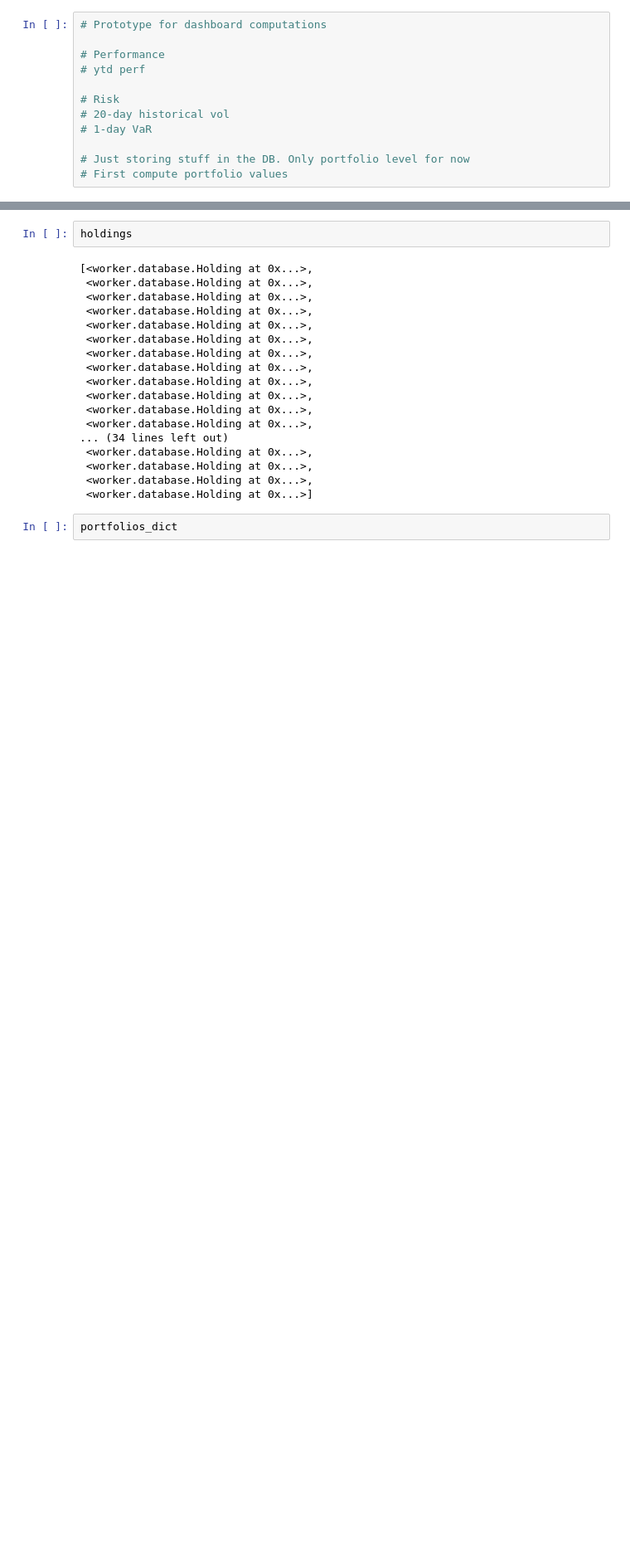
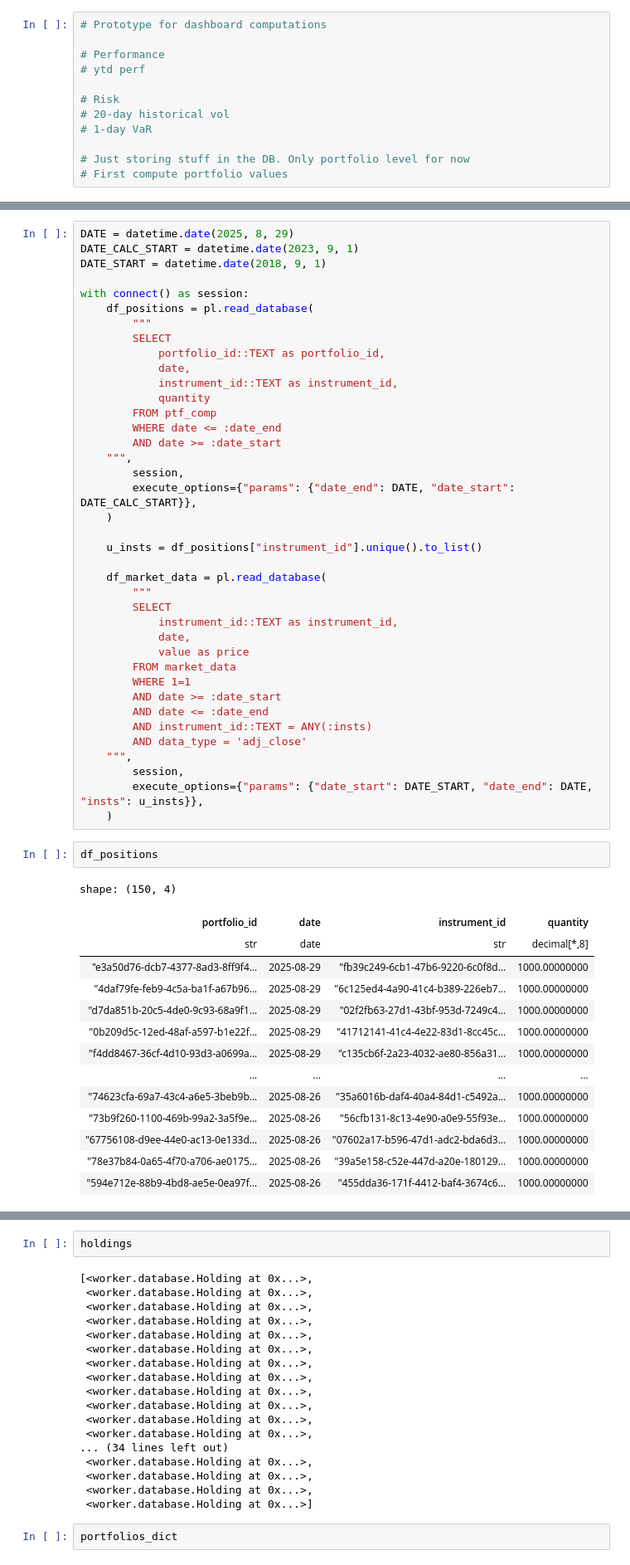
Before and after one commit to maxime-filippini/risksampl, a Jupyter notebook: worker/notebooks/dashboard.ipynb, the cells around one changed output, grey strips where cells are left out. Shown at 83% size. Saved outputs shown, nothing was run; the diff lists cells and outputs as text; blank space fills up the shorter version.

```diff
--- a/worker/notebooks/dashboard.ipynb
+++ b/worker/notebooks/dashboard.ipynb
@@ -256,0 +18,56 @@ shape: (50, 2)
+# %%
+DATE = datetime.date(2025, 8, 29)
+DATE_CALC_START = datetime.date(2023, 9, 1)
+DATE_START = datetime.date(2018, 9, 1)
+
+with connect() as session:
+    df_positions = pl.read_database(
+        """
+        SELECT
+            portfolio_id::TEXT as portfolio_id,
+            date,
+            instrument_id::TEXT as instrument_id,
+            quantity
+        FROM ptf_comp
+        WHERE date <= :date_end
+        AND date >= :date_start
+    """,
+        session,
+        execute_options={"params": {"date_end": DATE, "date_start": DATE_CALC_START}},
+    )
+
+    u_insts = df_positions["instrument_id"].unique().to_list()
+
+    df_market_data = pl.read_database(
+        """
+        SELECT
+            instrument_id::TEXT as instrument_id,
+            date,
+            value as price
+        FROM market_data
+        WHERE 1=1
+        AND date >= :date_start
+        AND date <= :date_end
+        AND instrument_id::TEXT = ANY(:insts)
+        AND data_type = 'adj_close'
+    """,
+        session,
+        execute_options={"params": {"date_start": DATE_START, "date_end": DATE, "insts": u_insts}},
+    )
+# %%
+df_positions
+# %% [output]
+shape: (150, 4)
+| portfolio_id | date | instrument_id | quantity |
+| str | date | str | decimal[*,8] |
+| "e3a50d76-dcb7-4377-8ad3-8ff9f4… | 2025-08-29 | "fb39c249-6cb1-47b6-9220-6c0f8d… | 1000.00000000 |
+| "4daf79fe-feb9-4c5a-ba1f-a67b96… | 2025-08-29 | "6c125ed4-4a90-41c4-b389-226eb7… | 1000.00000000 |
+| "d7da851b-20c5-4de0-9c93-68a9f1… | 2025-08-29 | "02f2fb63-27d1-43bf-953d-7249c4… | 1000.00000000 |
+| "0b209d5c-12ed-48af-a597-b1e22f… | 2025-08-29 | "41712141-41c4-4e22-83d1-8cc45c… | 1000.00000000 |
+| "f4dd8467-36cf-4d10-93d3-a0699a… | 2025-08-29 | "c135cb6f-2a23-4032-ae80-856a31… | 1000.00000000 |
+| … | … | … | … |
+| "74623cfa-69a7-43c4-a6e5-3beb9b… | 2025-08-26 | "35a6016b-daf4-40a4-84d1-c5492a… | 1000.00000000 |
+| "73b9f260-1100-469b-99a2-3a5f9e… | 2025-08-26 | "56cfb131-8c13-4e90-a0e9-55f93e… | 1000.00000000 |
+| "67756108-d9ee-44e0-ac13-0e133d… | 2025-08-26 | "07602a17-b596-47d1-adc2-bda6d3… | 1000.00000000 |
+| "78e37b84-0a65-4f70-a706-ae0175… | 2025-08-26 | "39a5e158-c52e-447d-a20e-180129… | 1000.00000000 |
+| "594e712e-88b9-4bd8-ae5e-0ea97f… | 2025-08-26 | "455dda36-171f-4412-baf4-3674c6… | 1000.00000000 |
```
Also changed, not shown: parts of 19 cells of this notebook, 7 other files.
